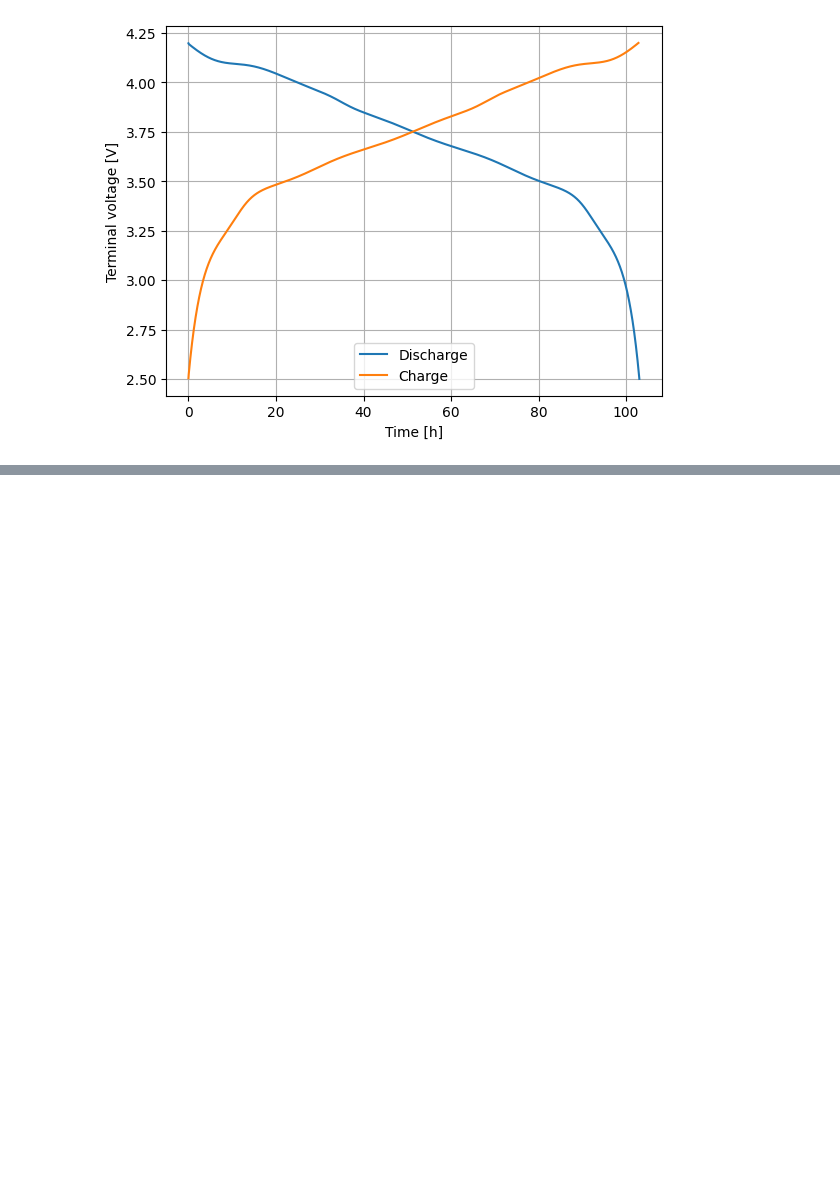
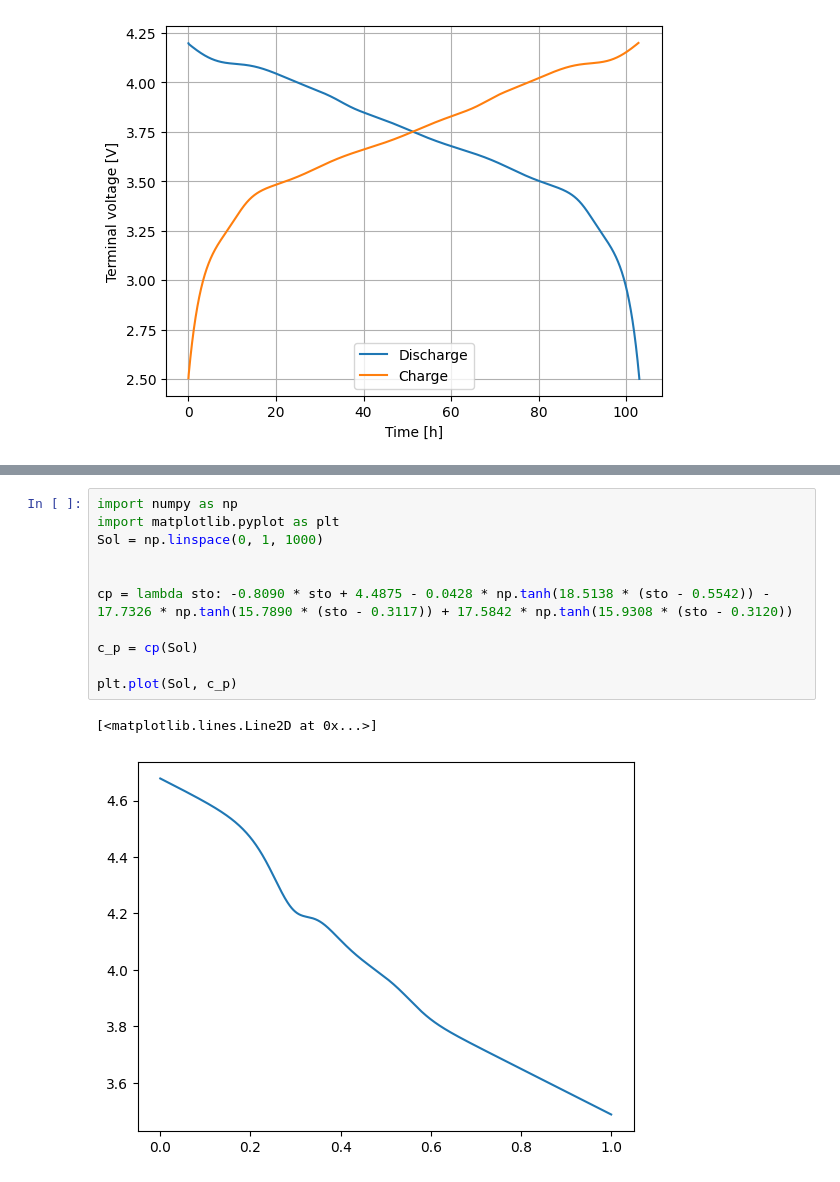
Before and after one commit to JosuYeregui/PINN-DeepONet, a Jupyter notebook: eval/temp.ipynb, the cells around one changed output, grey strips where cells are left out. Saved outputs shown, nothing was run; the diff lists cells and outputs as text; blank space fills up the shorter version.

```diff
--- a/eval/temp.ipynb
+++ b/eval/temp.ipynb
@@ -211,0 +266,14 @@ plt.show()
+# %%
+import numpy as np
+import matplotlib.pyplot as plt
+Sol = np.linspace(0, 1, 1000)
+
+
+cp = lambda sto: -0.8090 * sto + 4.4875 - 0.0428 * np.tanh(18.5138 * (sto - 0.5542)) - 17.7326 * np.tanh(15.7890 * (sto - 0.3117)) + 17.5842 * np.tanh(15.9308 * (sto - 0.3120))
+
+c_p = cp(Sol)
+
+plt.plot(Sol, c_p)
+# %% [output]
+[<matplotlib.lines.Line2D at 0x...>]
+[figure, added]
```
Also changed, not shown: parts of 7 cells of this notebook, 15 other files.
